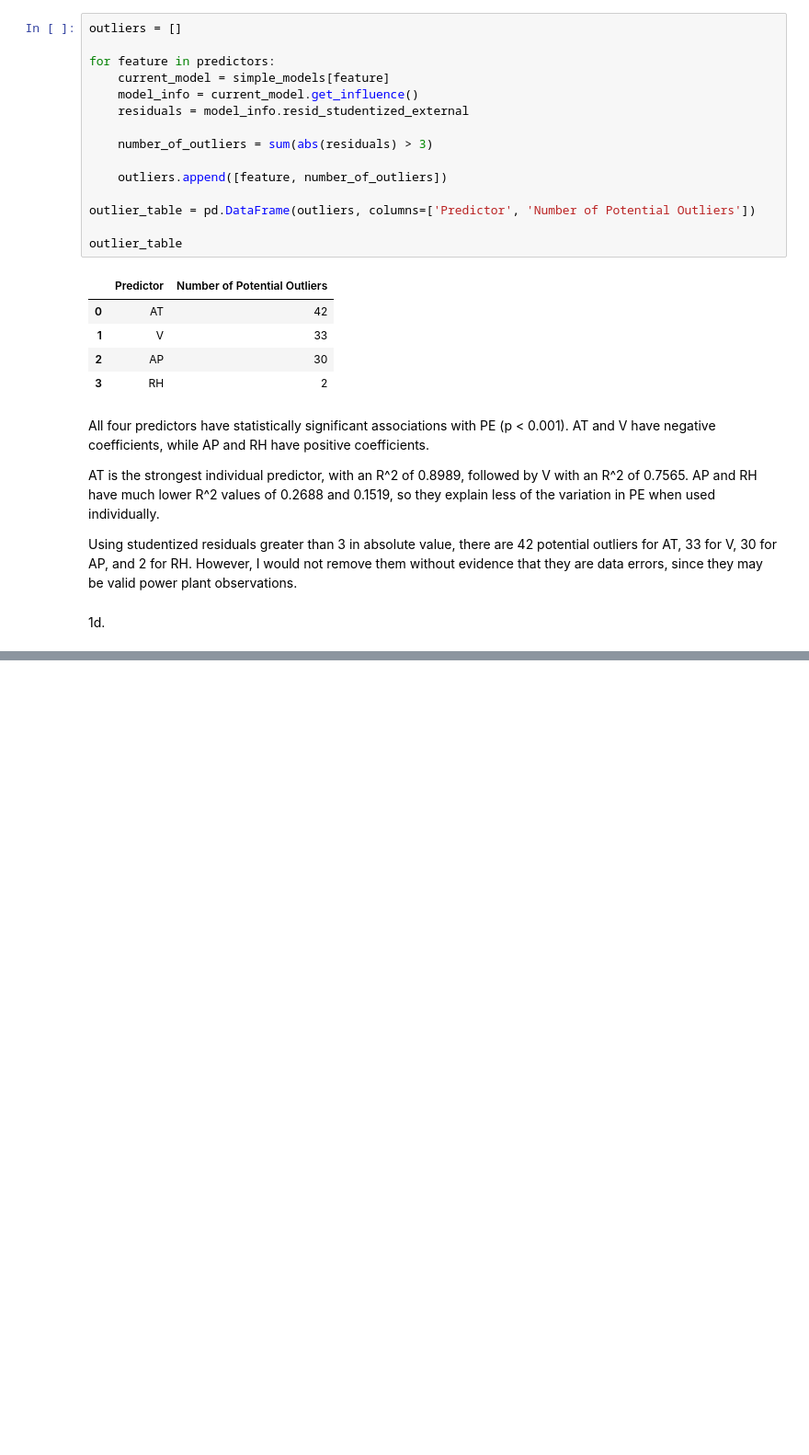
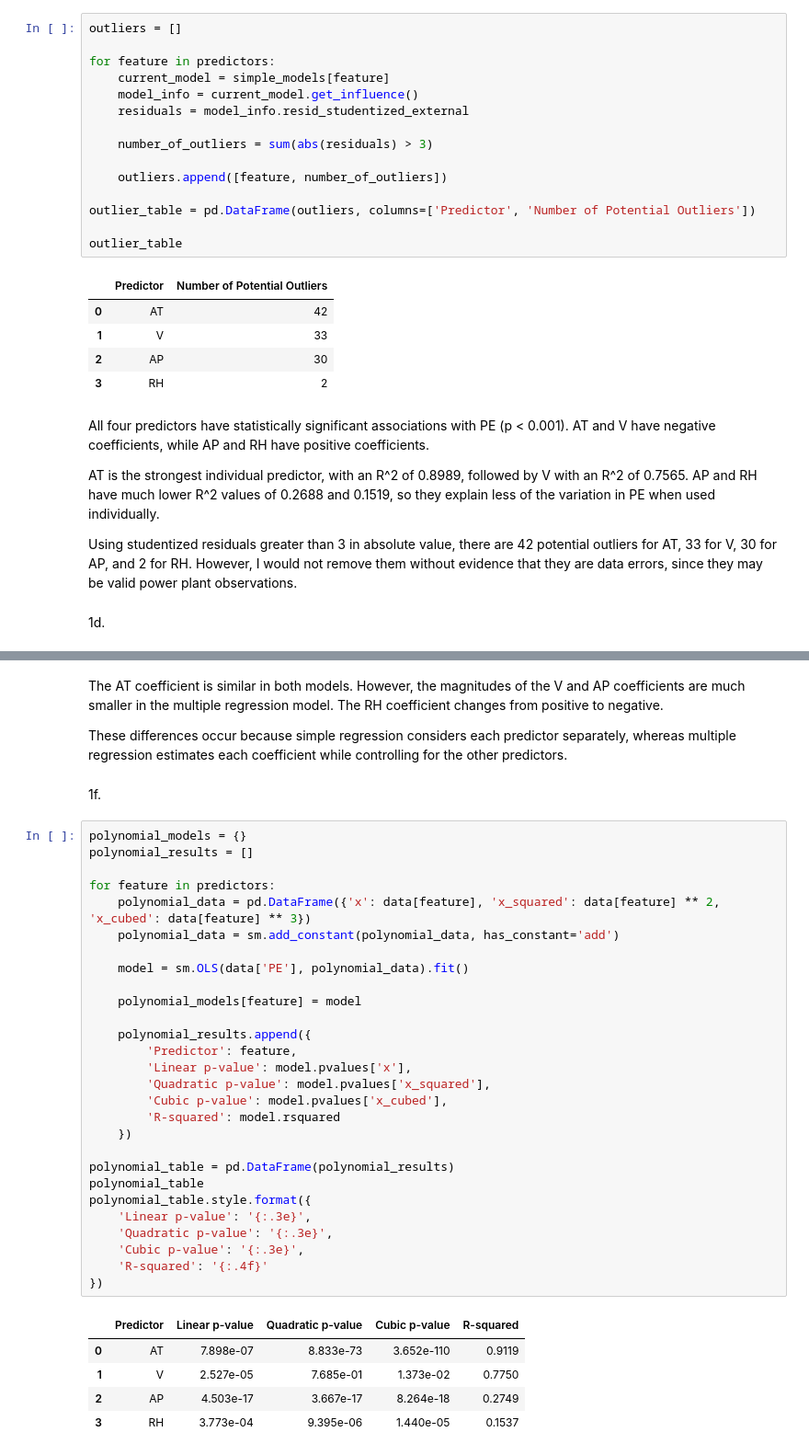
Before and after one commit to Kritiin5/DSCI-552-HW2, a Jupyter notebook: notebook/Bhattacharya_Kriti_HW2.ipynb, the cells around one changed output, grey strips where cells are left out. Shown at 92% size. Saved outputs shown, nothing was run; the diff lists cells and outputs as text; blank space fills up the shorter version.

```diff
--- a/notebook/Bhattacharya_Kriti_HW2.ipynb
+++ b/notebook/Bhattacharya_Kriti_HW2.ipynb
@@ -162,0 +258,40 @@ Using studentized residuals greater than 3 in absolute value, there are 42 poten
+# %% [markdown]
+The AT coefficient is similar in both models. However, the magnitudes of the V and AP coefficients are much smaller in the multiple regression model. The RH coefficient changes from positive to negative.
+
+These differences occur because simple regression considers each predictor separately, whereas multiple regression estimates each coefficient while controlling for the other predictors.
+# %% [markdown]
+1f.
+# %%
+polynomial_models = {}
+polynomial_results = []
+
+for feature in predictors:
+    polynomial_data = pd.DataFrame({'x': data[feature], 'x_squared': data[feature] ** 2, 'x_cubed': data[feature] ** 3})
+    polynomial_data = sm.add_constant(polynomial_data, has_constant='add')
+
+    model = sm.OLS(data['PE'], polynomial_data).fit()
+
+    polynomial_models[feature] = model
+
+    polynomial_results.append({
+        'Predictor': feature,
+        'Linear p-value': model.pvalues['x'],
+        'Quadratic p-value': model.pvalues['x_squared'],
+        'Cubic p-value': model.pvalues['x_cubed'],
+        'R-squared': model.rsquared
+    })
+
+polynomial_table = pd.DataFrame(polynomial_results)
+polynomial_table
+polynomial_table.style.format({
+    'Linear p-value': '{:.3e}',
+    'Quadratic p-value': '{:.3e}',
+    'Cubic p-value': '{:.3e}',
+    'R-squared': '{:.4f}'
+})
+# %% [output]
+|  | Predictor | Linear p-value | Quadratic p-value | Cubic p-value | R-squared |
+| 0 | AT | 7.898e-07 | 8.833e-73 | 3.652e-110 | 0.9119 |
+| 1 | V | 2.527e-05 | 7.685e-01 | 1.373e-02 | 0.7750 |
+| 2 | AP | 4.503e-17 | 3.667e-17 | 8.264e-18 | 0.2749 |
+| 3 | RH | 3.773e-04 | 9.395e-06 | 1.440e-05 | 0.1537 |
```
Also changed, not shown: parts of 11 cells of this notebook.
